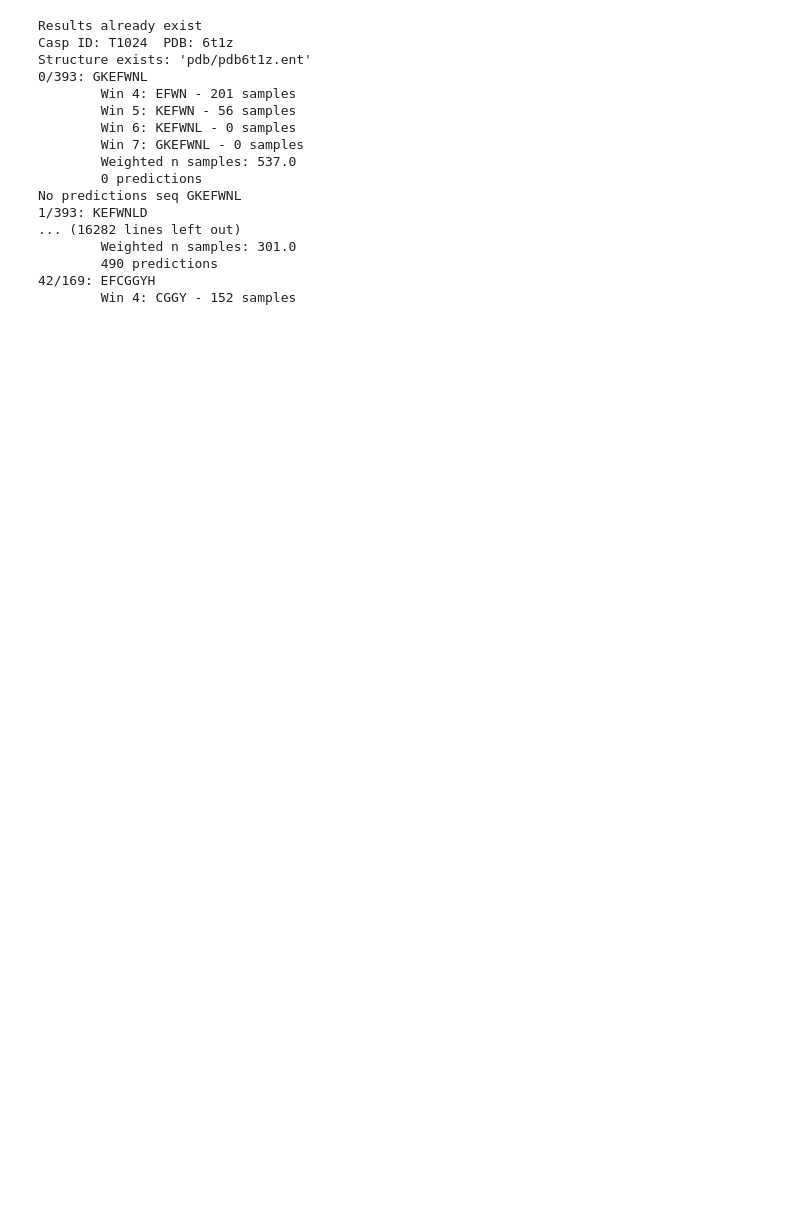
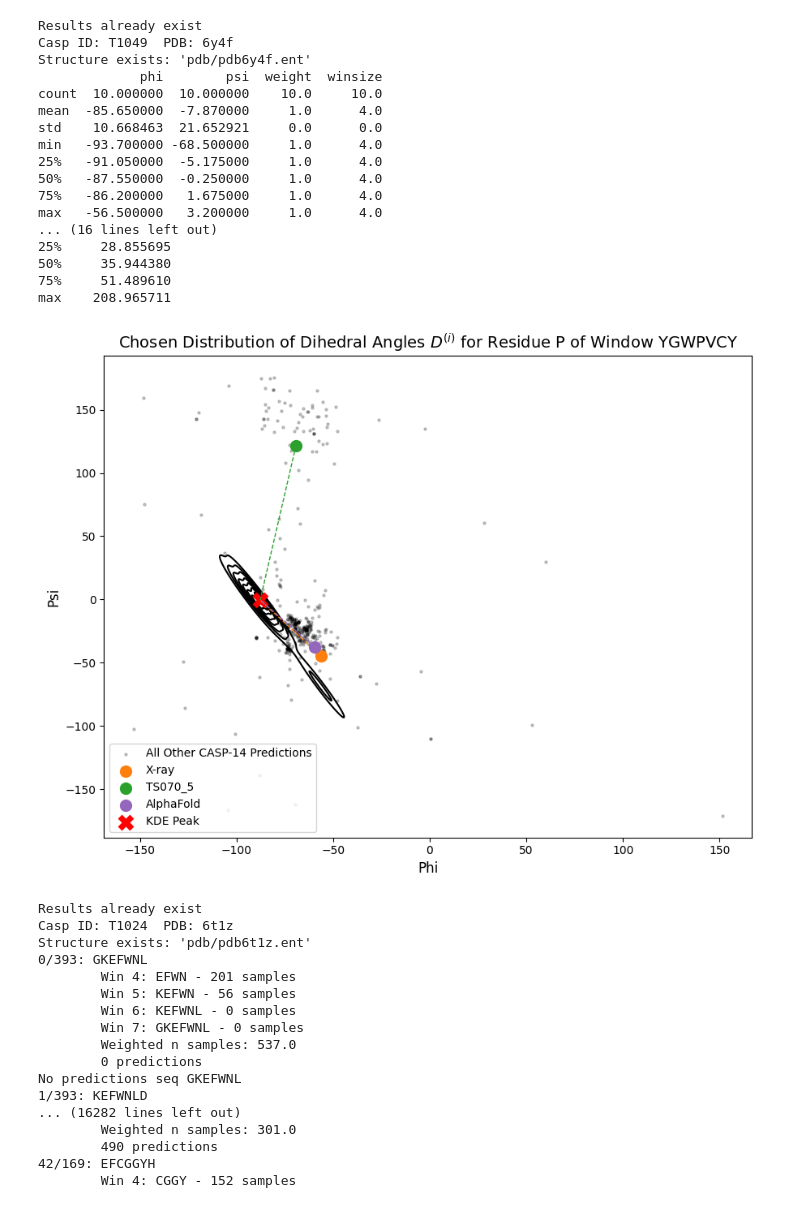
Before and after one commit to Musa-Azeem/protein-dihedral-visualization, a Jupyter notebook: clean.ipynb, the cells around one changed output. Cells and saved outputs as stored; diff of their text form; code cells hidden in the pictures; blank space fills up the shorter version.

```diff
--- a/clean.ipynb
+++ b/clean.ipynb
@@ -16,20 +16,43 @@ PROJECT_DIR = 'tests'
 # %%
 PDBMINE_URL = os.getenv("PDBMINE_URL")
 PROJECT_DIR = 'tests'
 casp_protein_id = 'T1027'   # 6ya2
 proteins = ['T1024', 'T1096', 'T1027', 'T1082', 'T1091', 'T1058', 'T1049', 'T1030', 'T1056', 'T1038', 'T1025', 'T1028']
 
-da = DihedralAdherence(proteins[0], [4,5,6,7], PDBMINE_URL, PROJECT_DIR, kdews=[1,32,64,128])
+da = DihedralAdherence(proteins[6], [4,5,6,7], PDBMINE_URL, PROJECT_DIR, kdews=[1,32,64,128],
+                       mode='kde_af')
 # da.test_pdbmine_conn()
 # da.compute_structures(replace=False)
 # da.query_pdbmine()
 
-# da.load_results()
+da.load_results()
+da.plot_da_for_seq('YGWPVCY')
 # da.compute_das(replace=True)
-da.load_results_da()
-both = da.plot_res_vs_da(pred_id=da.get_id('337_5'))
-print(da.grouped_preds[da.grouped_preds.protein_id==da.get_id('337_5')].RMS_CA)
-rmsds, n, rmsd_inner = da.split_and_compute_rmsd(pred_id=da.get_id('337_5'), split=[(298, 311), (327,340)])
+# da.load_results_da()
+# both = da.plot_res_vs_da()
+# da.plot_heatmap()
+# da.plot_da_vs_rmsd_simple()
+# print(da.grouped_preds[da.grouped_preds.protein_id==da.get_id('337_5')].RMS_CA)
+# rmsds, n, rmsd_inner = da.split_and_compute_rmsd(pred_id=da.get_id('337_5'), split=[(298, 311), (327,340)])
+# %% [output]
+Results already exist
+Casp ID: T1049  PDB: 6y4f
+Structure exists: 'pdb/pdb6y4f.ent'
+             phi        psi  weight  winsize
+count  10.000000  10.000000    10.0     10.0
+mean  -85.650000  -7.870000     1.0      4.0
+std    10.668463  21.652921     0.0      0.0
+min   -93.700000 -68.500000     1.0      4.0
+25%   -91.050000  -5.175000     1.0      4.0
+50%   -87.550000  -0.250000     1.0      4.0
+75%   -86.200000   1.675000     1.0      4.0
+max   -56.500000   3.200000     1.0      4.0
+... (16 lines left out)
+25%     28.855695
+50%     35.944380
+75%     51.489610
+max    208.965711
+[figure, added]
 # %%
 for casp_id in ['T1024', 'T1096', 'T1027', 'T1082', 'T1091', 'T1058', 'T1049', 'T1030', 'T1056', 'T1038', 'T1025', 'T1028']:
     try:
```
Also changed, not shown: 4 other files.
